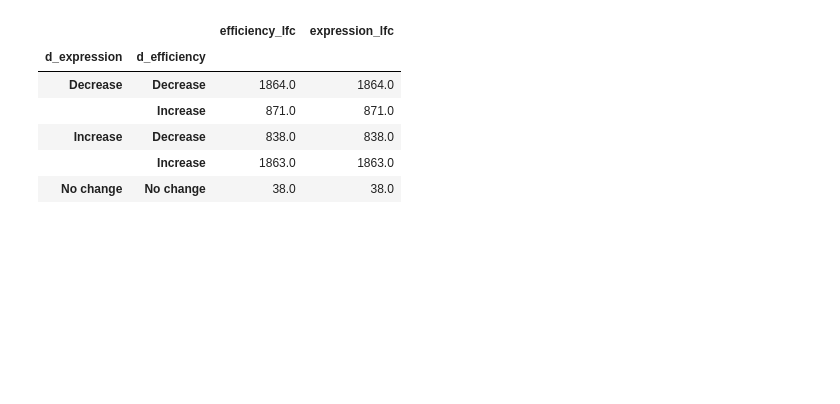
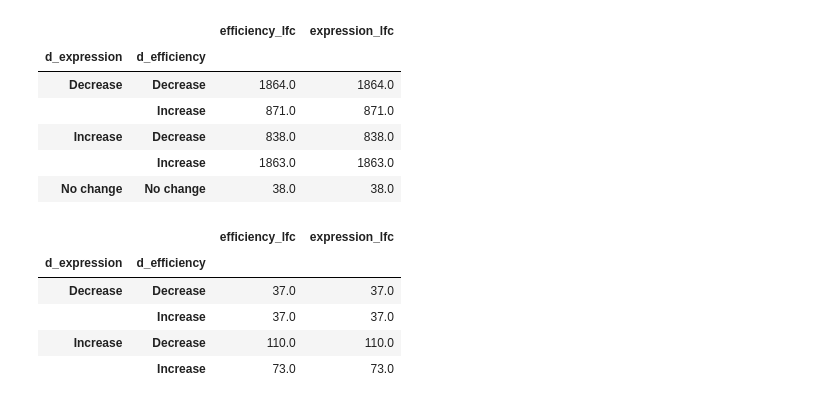
Before and after one commit to patelravip/BIOL8250-final, a Jupyter notebook: Process final results.ipynb, the cells around one changed output. Cells and saved outputs as stored; diff of their text form; code cells hidden in the pictures; blank space fills up the shorter version.

```diff
--- a/Process final results.ipynb
+++ b/Process final results.ipynb
@@ -158,6 +174,15 @@ comb.pivot_table(index=['d_expression','d_efficiency'], aggfunc=np.count_nonzero
 | Increase | Decrease | 838.0 | 838.0 |
 |  | Increase | 1863.0 | 1863.0 |
 | No change | No change | 38.0 | 38.0 |
+# %%
+combSig.pivot_table(index=['d_expression','d_efficiency'], aggfunc=np.count_nonzero)
+# %% [output]
+|  |  | efficiency_lfc | expression_lfc |
+| d_expression | d_efficiency |  |  |
+| Decrease | Decrease | 37.0 | 37.0 |
+|  | Increase | 37.0 | 37.0 |
+| Increase | Decrease | 110.0 | 110.0 |
+|  | Increase | 73.0 | 73.0 |
 # %%
 fig,ax = plt.subplots(1,1, figsize=(8,6), facecolor='#FFFFFF')
 
```
Also changed, not shown: parts of 6 cells of this notebook.
